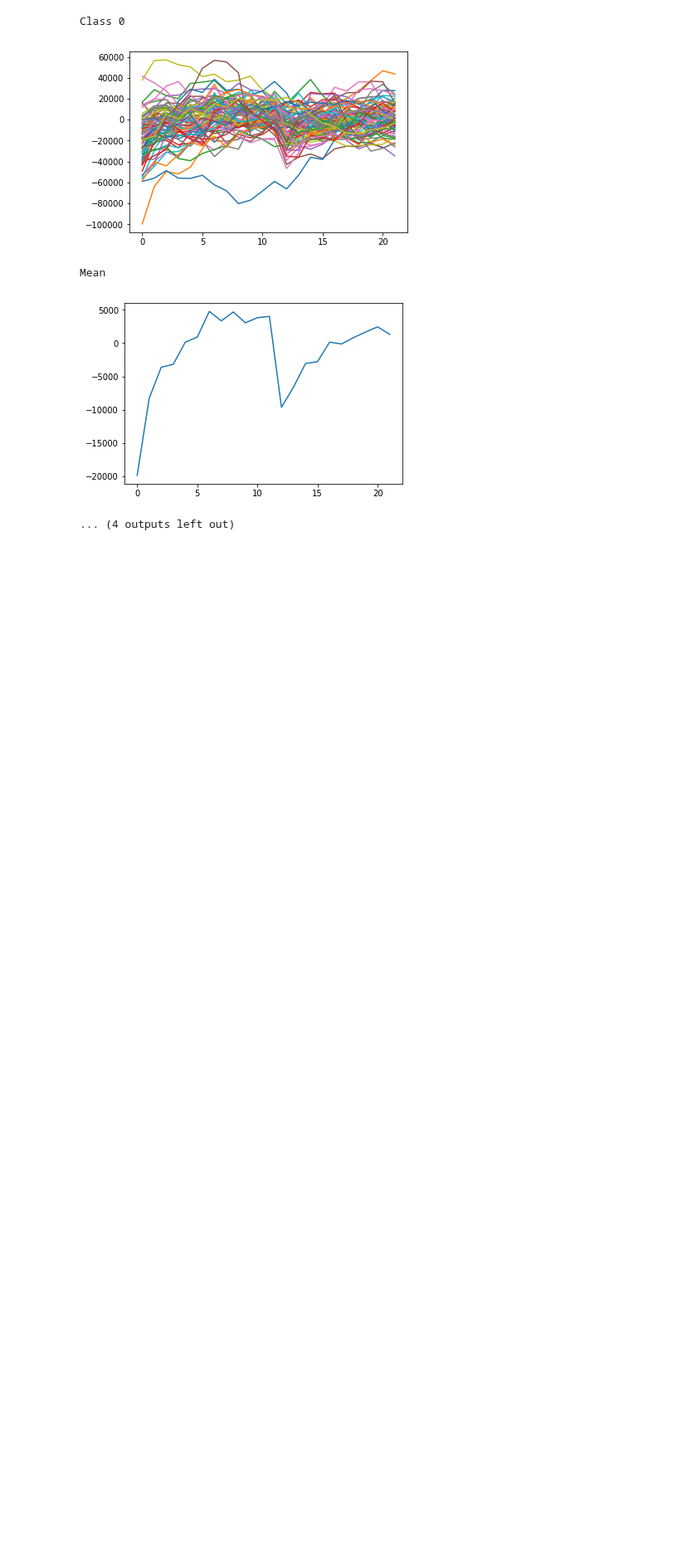
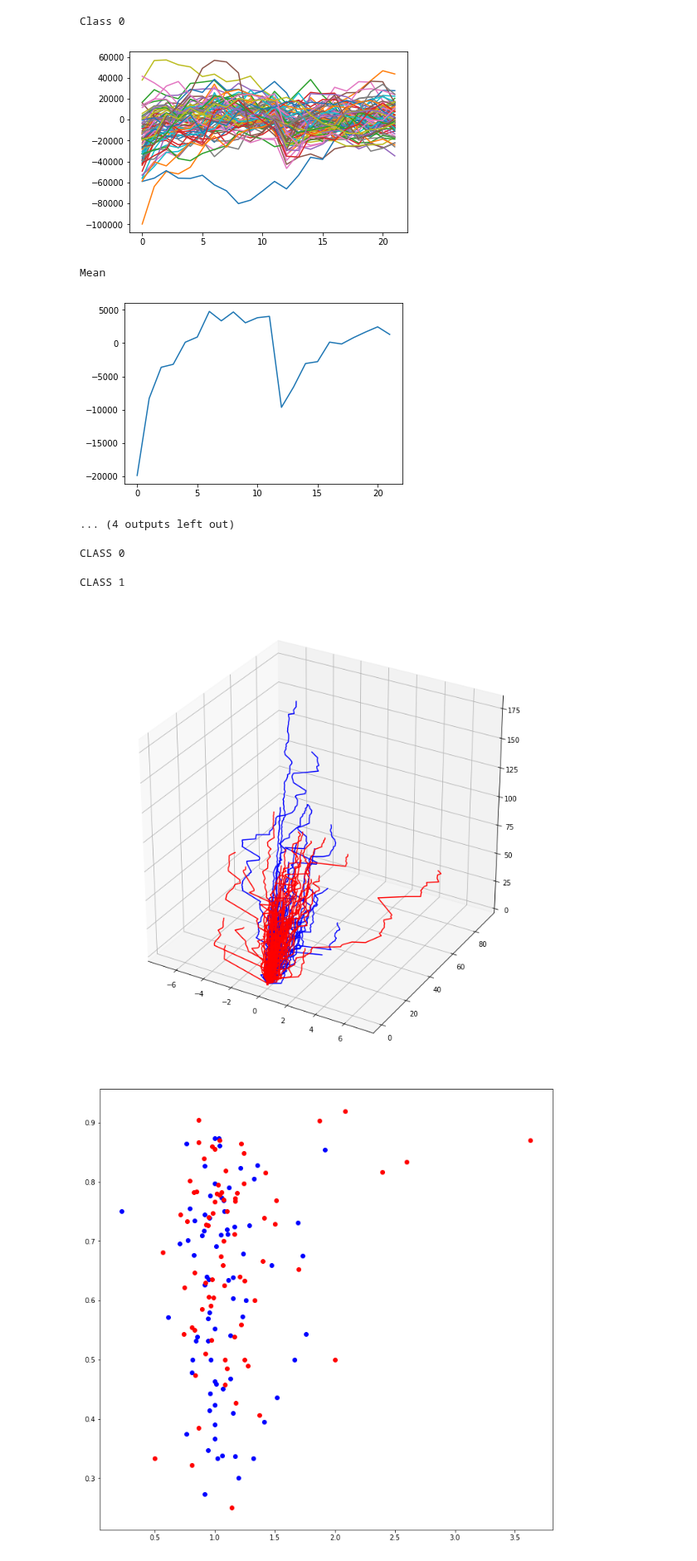
Before and after one commit to alexus37/AML-18, a Jupyter notebook: task4/nk_playground.ipynb, the cells around one changed output. Shown at 83% size. Cells and saved outputs as stored; diff of their text form; code cells hidden in the pictures; blank space fills up the shorter version.

```diff
--- a/task4/nk_playground.ipynb
+++ b/task4/nk_playground.ipynb
@@ -392,13 +393,13 @@ import copy
 def extract_left_ventrical(frame, area):
 
     display_options = {
-        "original": True,
+        "original": False,
         "converted": False,
         "eqhist": False,
         "median_filter":False,
         "thresholding": False,
         "dist_transform": False,
-        "end_result":True
+        "end_result":False
     }
 
     frame = np.uint8(frame)
@@ -514,8 +515,13 @@ def extract_left_ventrical(frame, area):
         # fill left ventrical convex with white
         img = cv.fillPoly(img_original, pts =[left_ventrical_contour_convex], color=(255,255,255))
 
+        mask_frame = np.zeros(img_original.shape, dtype=np.uint8)
+        mask_frame = cv.fillPoly(mask_frame, pts =[left_ventrical_contour_convex], color=(255,255,255))
+        mask_frame = cv.cvtColor(mask_frame, cv.COLOR_BGR2GRAY)
+
         # draw contour in green
-        cv.drawContours(img_original, [left_ventrical_contour], 0, (0, 255, 0), 1, 8, hierarchy)
+        #cv.drawContours(img_original, [left_ventrical_contour], 0, (0, 255, 0), 1, 8, hierarchy)
+        cv.drawContours(img_original, [left_ventrical_contour], 0, (0, 255, 0), 1, 8)
 
         # draw convex contour in red
         cv.drawContours(img_original, [left_ventrical_contour_convex], 0, (255, 0, 0), 1, 8)
@@ -527,7 +533,7 @@ def extract_left_ventrical(frame, area):
         if display_options['end_result']:
             print("Overlay with Convex Hull: ")
             display(Image.fromarray(img_original))
-        return left_ventrical_contour, left_ventrical_contour_convex
+        return left_ventrical_contour, left_ventrical_contour_convex, mask_frame
 
     else:
         if display_options['end_result']:
@@ -728,7 +717,7 @@ def get_avg_velocity_vec(video):
 
 def get_avg_velocity_from_videos(videos):
     avg_velo = []
-    for video in tqdm(videos):
+    for video in videos:
         avg_velo.append(get_avg_velocity_vec(video))
     return avg_velo
 
@@ -765,9 +754,51 @@ def get_feature_from_curve(curve):
 
     return [V_avg, F_avg]
 
+#######################################################################################
+#######################################################################################
+#######################################################################################
+#######################################################################################
+###############################        MAIN        ####################################
+
+
+n_test_videos = 100
+index_cl_0 = np.squeeze(np.argwhere(y_train == 0)[:n_test_videos])
+index_cl_1 = np.squeeze(np.argwhere(y_train == 1)[:n_test_videos])
+
+
+print("CLASS 0 ")
+cl_0_mask = list()
+cl_1_mask = list()
+for v_id in index_cl_0: #[5, 9, 15, 51, 54]:
+    bg = build_screen_mask(x_train[v_id])
+    mask = list()
+    for frame in x_train[v_id]:
+        result = extract_left_ventrical(frame=frame, area=bg)
+        if result is not None:
+            mask.append(result[2])
+    if len(mask) > 1:
+        cl_0_mask.append(mask)
+
+
+print("CLASS 1 ")
+for v_id in index_cl_1: #[6, 12, 13, 19, 36, 46]:
+    bg = build_screen_mask(x_train[v_id])
+    mask = list()
+    for frame in x_train[v_id]:
+        result = extract_left_ventrical(frame=frame, area=bg)
+        if result is not None:
+            mask.append(result[2])
+    if len(mask) > 1:
+        cl_1_mask.append(mask)
+
+
+
+
+
+
 # COMPUTE the avg velocity for both classes
-avg_velocity_0 = get_avg_velocity_from_videos(videos_cl_0)
-avg_velocity_1 = get_avg_velocity_from_videos(videos_cl_1)
+avg_velocity_0 = get_avg_velocity_from_videos(cl_0_mask)
+avg_velocity_1 = get_avg_velocity_from_videos(cl_1_mask)
 
 # compute the features
 features_0 = []
@@ -780,33 +811,38 @@ for curve in avg_velocity_1:
 
 
 fig = plt.figure(figsize=(12, 12))
 ax = plt.axes(projection='3d')
 
 # Data for a three-dimensional line
 for i in range(len(avg_velocity_0)):
     zline = range(len(avg_velocity_0[i]))
     yline = [val[0] for val in avg_velocity_0[i]]
     xline = [val[1] for val in avg_velocity_0[i]]
     ax.plot3D(xline, yline, zline, 'blue')
 
 
 
 # Data for a three-dimensional line
 for i in range(len(avg_velocity_1)):
     zline = range(len(avg_velocity_1[i]))
     yline = [val[0] for val in avg_velocity_1[i]]
     xline = [val[1] for val in avg_velocity_1[i]]
     ax.plot3D(xline, yline, zline, 'red')
 #hsv = np.zeros((100, 100, 3))
 #hsv[...,1] = 255
 #hsv[...,0] = ang*180/np.pi/2
 #hsv[...,2] = cv.normalize(mag,None,0,255,cv.NORM_MINMAX)
 fig = plt.figure(figsize=(12, 12))
 for feature in features_0:
     plt.scatter(feature[0], feature[1], c="blue")
 
 for feature in features_1:
     plt.scatter(feature[0], feature[1], c="red")
+# %% [output]
+CLASS 0
+CLASS 1
+[figure, added]
+[figure, added]
 # %%
 def draw_flow(img, flow, step=5):
     h, w = img.shape[:2]
```
Also changed, not shown: parts of 4 cells of this notebook, 4 other files.
